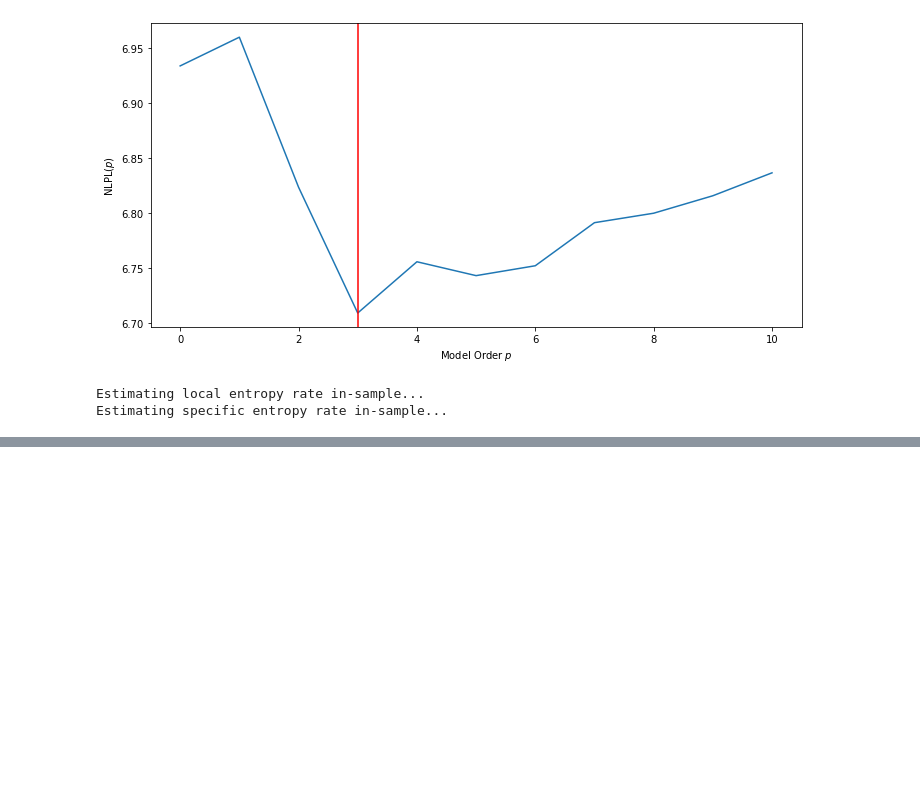
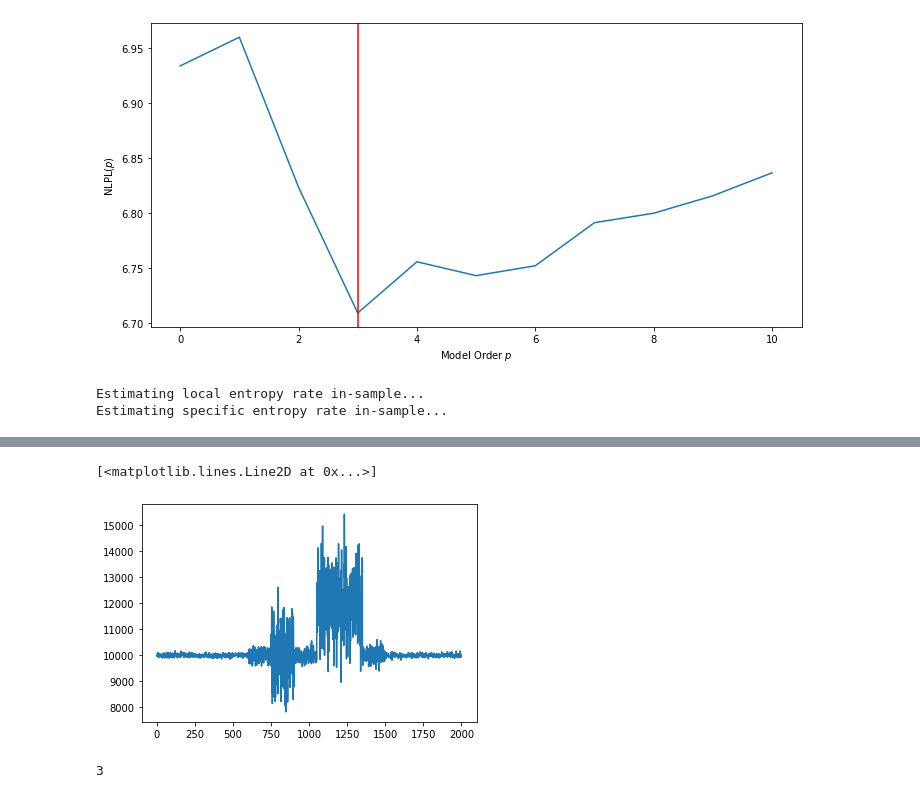
Before and after one commit to nnao45/jaist-my-jupyter, a Jupyter notebook: lab/notebook/local/test02.ipynb, the cells around one changed output, grey strips where cells are left out. Cells and saved outputs as stored; diff of their text form; code cells hidden in the pictures; blank space fills up the shorter version.

```diff
--- a/lab/notebook/local/test02.ipynb
+++ b/lab/notebook/local/test02.ipynb
@@ -570,0 +615,9 @@ Estimating specific entropy rate in-sample...
+# %%
+plt.plot(base_7[:2000])
+# %% [output]
+[<matplotlib.lines.Line2D at 0x...>]
+[figure, added]
+# %%
+p_opt
+# %% [output]
+3
```
Also changed, not shown: parts of 19 cells of this notebook, 24 other files.
